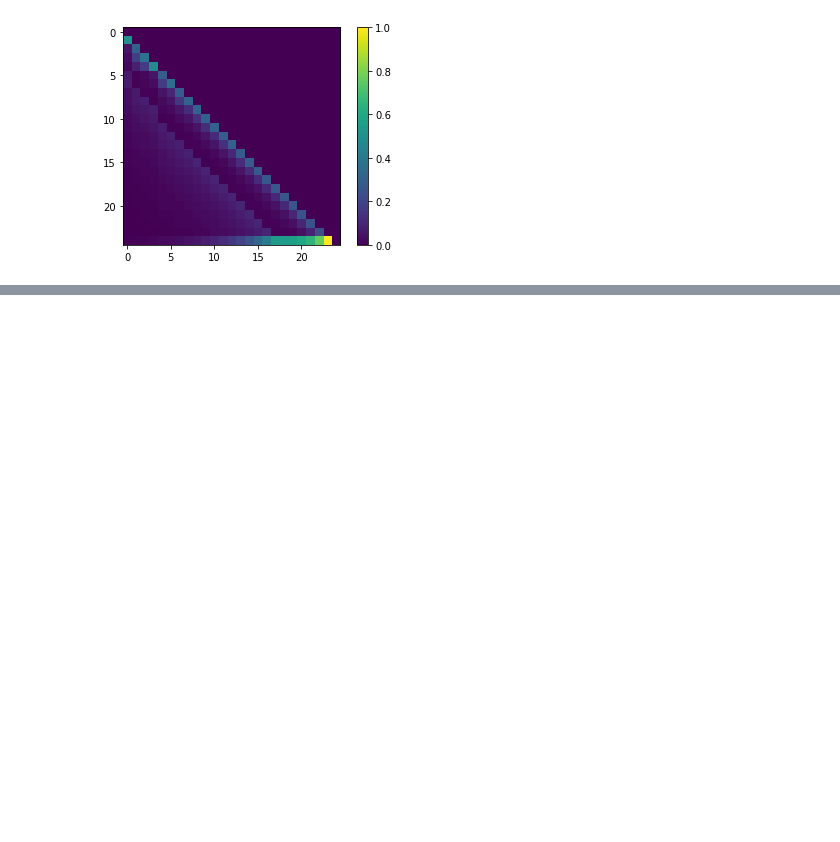
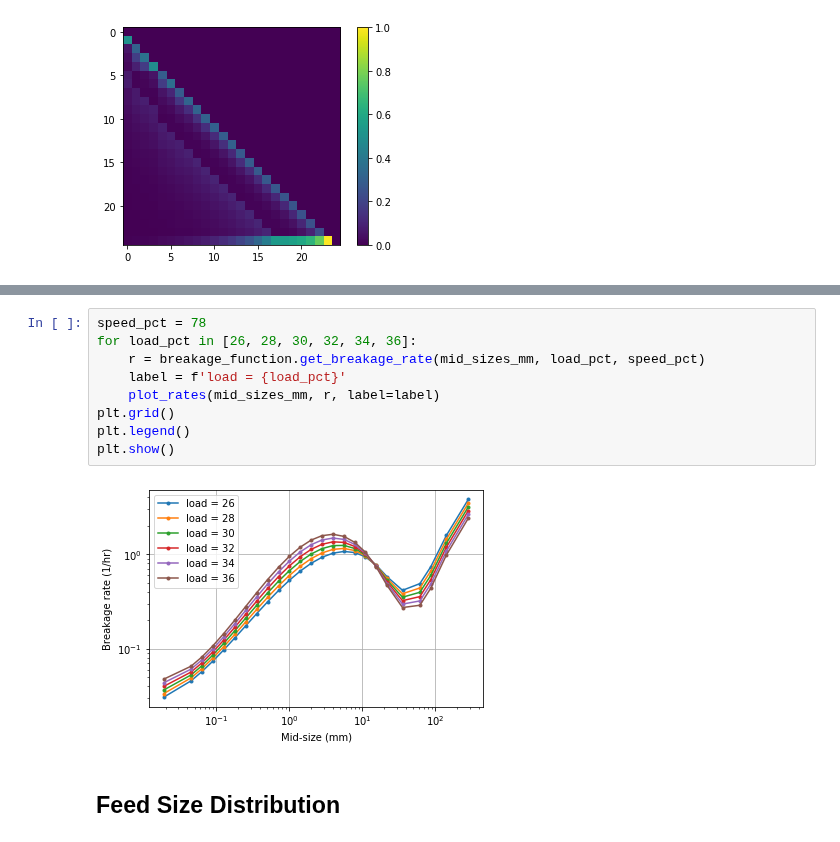
Before and after one commit to billtubbs/mech-575, a Jupyter notebook: code/python/project-grinding-dynamic-simulation-model.ipynb, the cells around one changed output, grey strips where cells are left out. Drawn from its saved outputs; the diff is of its cells as text; blank space fills up the shorter version.

```diff
--- a/code/python/project-grinding-dynamic-simulation-model.ipynb
+++ b/code/python/project-grinding-dynamic-simulation-model.ipynb
@@ -326,0 +566,13 @@ plt.show()
+# %%
+speed_pct = 78
+for load_pct in [26, 28, 30, 32, 34, 36]:
+    r = breakage_function.get_breakage_rate(mid_sizes_mm, load_pct, speed_pct)
+    label = f'load = {load_pct}'
+    plot_rates(mid_sizes_mm, r, label=label)
+plt.grid()
+plt.legend()
+plt.show()
+# %% [output]
+[figure, added]
+# %% [markdown]
+## Feed Size Distribution
```
Also changed, not shown: parts of 13 cells of this notebook.
